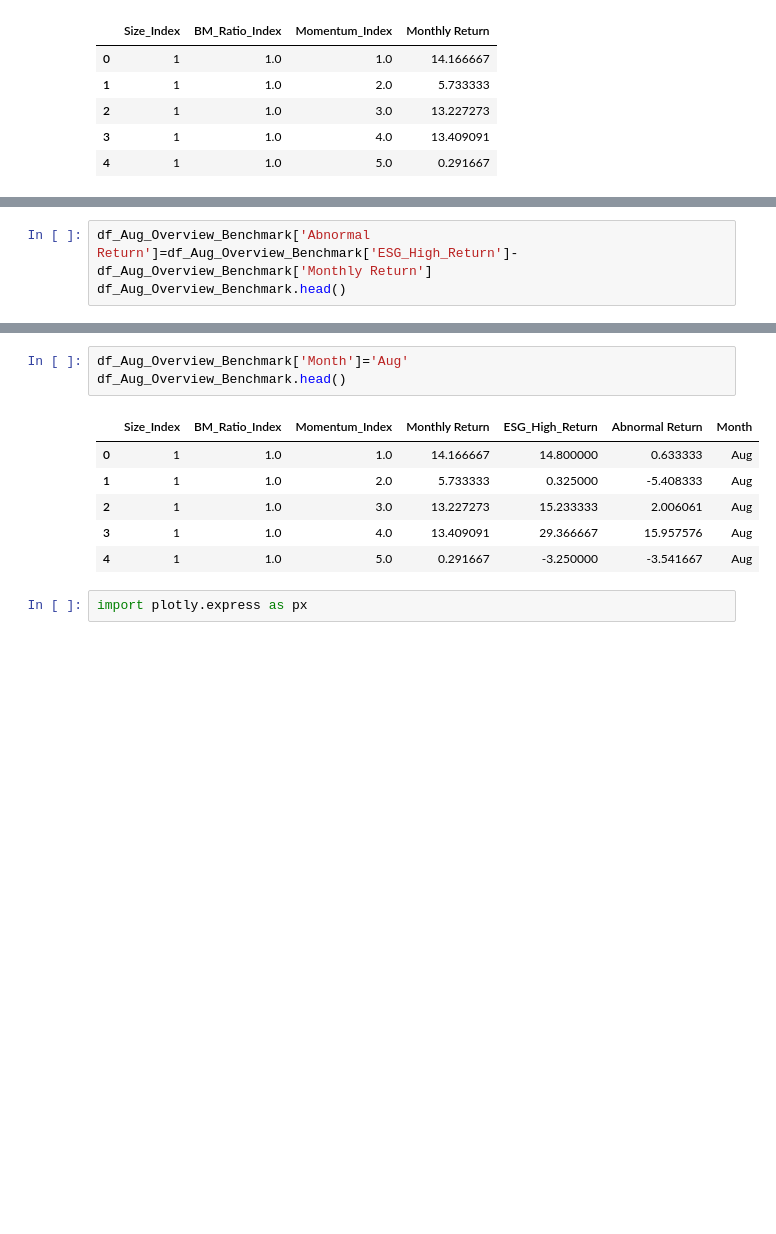
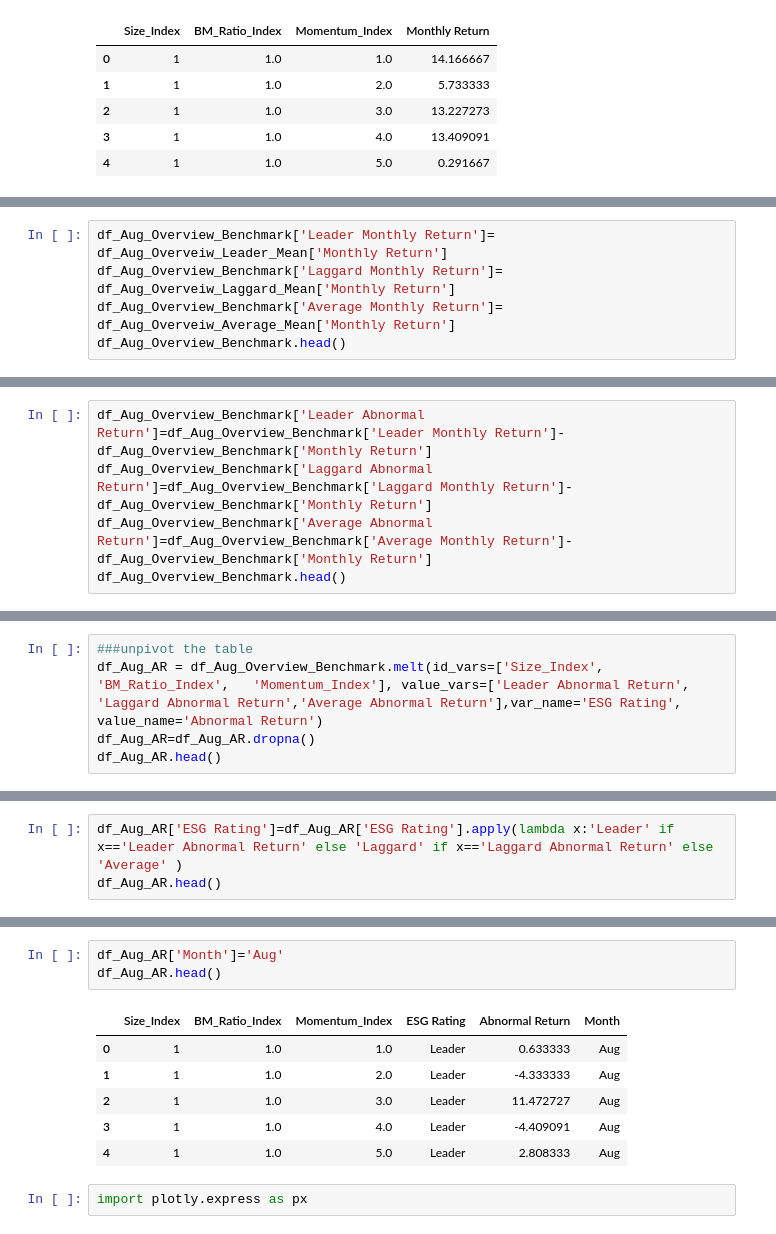
Before and after one commit to sunshineluyao/ESG_with_benchmark, a Jupyter notebook: Categorization/ESG_Categorization_Aug.ipynb, the cells around one changed output, grey strips where cells are left out. Drawn from its saved outputs; the diff is of its cells as text; blank space fills up the shorter version.

```diff
--- a/Categorization/ESG_Categorization_Aug.ipynb
+++ b/Categorization/ESG_Categorization_Aug.ipynb
@@ -239,4 +250,6 @@ df_Aug_Overview_Benchmark.head()
 # %%
-df_Aug_Overview_Benchmark['Abnormal Return']=df_Aug_Overview_Benchmark['ESG_High_Return']-df_Aug_Overview_Benchmark['Monthly Return']
+df_Aug_Overview_Benchmark['Leader Monthly Return']= df_Aug_Overveiw_Leader_Mean['Monthly Return']
+df_Aug_Overview_Benchmark['Laggard Monthly Return']= df_Aug_Overveiw_Laggard_Mean['Monthly Return']
+df_Aug_Overview_Benchmark['Average Monthly Return']= df_Aug_Overveiw_Average_Mean['Monthly Return']
 df_Aug_Overview_Benchmark.head()
 # %% [output]
@@ -248,0 +262,5 @@ df_Aug_Overview_Benchmark.head()
+# %%
+df_Aug_Overview_Benchmark['Leader Abnormal Return']=df_Aug_Overview_Benchmark['Leader Monthly Return']-df_Aug_Overview_Benchmark['Monthly Return']
+df_Aug_Overview_Benchmark['Laggard Abnormal Return']=df_Aug_Overview_Benchmark['Laggard Monthly Return']-df_Aug_Overview_Benchmark['Monthly Return']
+df_Aug_Overview_Benchmark['Average Abnormal Return']=df_Aug_Overview_Benchmark['Average Monthly Return']-df_Aug_Overview_Benchmark['Monthly Return']
+df_Aug_Overview_Benchmark.head()
@@ -248,0 +274,5 @@ df_Aug_Overview_Benchmark.head()
+# %%
+###unpivot the table
+df_Aug_AR = df_Aug_Overview_Benchmark.melt(id_vars=['Size_Index', 'BM_Ratio_Index',	'Momentum_Index'], value_vars=['Leader Abnormal Return', 'Laggard Abnormal Return','Average Abnormal Return'],var_name='ESG Rating', value_name='Abnormal Return')
+df_Aug_AR=df_Aug_AR.dropna()
+df_Aug_AR.head()
@@ -248,0 +286,3 @@ df_Aug_Overview_Benchmark.head()
+# %%
+df_Aug_AR['ESG Rating']=df_Aug_AR['ESG Rating'].apply(lambda x:'Leader' if x=='Leader Abnormal Return' else 'Laggard' if x=='Laggard Abnormal Return' else 'Average' )
+df_Aug_AR.head()
@@ -249,13 +296,13 @@ df_Aug_Overview_Benchmark.head()
 # %%
-df_Aug_Overview_Benchmark['Month']='Aug'
-df_Aug_Overview_Benchmark.head()
+df_Aug_AR['Month']='Aug'
+df_Aug_AR.head()
 # %% [output]
-|  | Size_Index | BM_Ratio_Index | Momentum_Index | Monthly Return | ESG_High_Return | Abnormal Return | Month |
-| 0 | 1 | 1.0 | 1.0 | 14.166667 | 14.800000 | 0.633333 | Aug |
-| 1 | 1 | 1.0 | 2.0 | 5.733333 | 0.325000 | -5.408333 | Aug |
-| 2 | 1 | 1.0 | 3.0 | 13.227273 | 15.233333 | 2.006061 | Aug |
-| 3 | 1 | 1.0 | 4.0 | 13.409091 | 29.366667 | 15.957576 | Aug |
-| 4 | 1 | 1.0 | 5.0 | 0.291667 | -3.250000 | -3.541667 | Aug |
+|  | Size_Index | BM_Ratio_Index | Momentum_Index | ESG Rating | Abnormal Return | Month |
+| 0 | 1 | 1.0 | 1.0 | Leader | 0.633333 | Aug |
+| 1 | 1 | 1.0 | 2.0 | Leader | -4.333333 | Aug |
+| 2 | 1 | 1.0 | 3.0 | Leader | 11.472727 | Aug |
+| 3 | 1 | 1.0 | 4.0 | Leader | -4.409091 | Aug |
+| 4 | 1 | 1.0 | 5.0 | Leader | 2.808333 | Aug |
 # %%
 import plotly.express as px
 # %%
```
Also changed, not shown: parts of 21 cells of this notebook.
